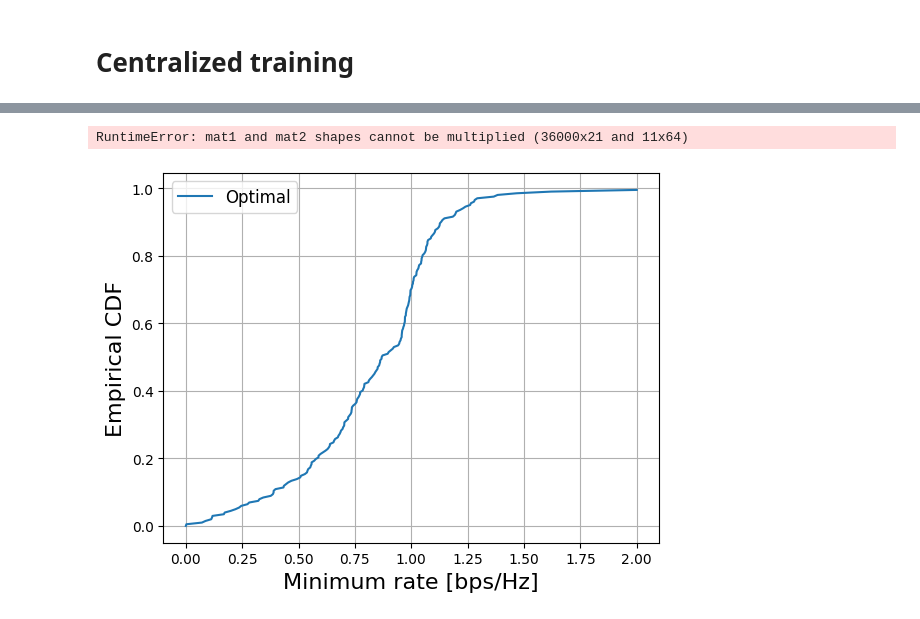
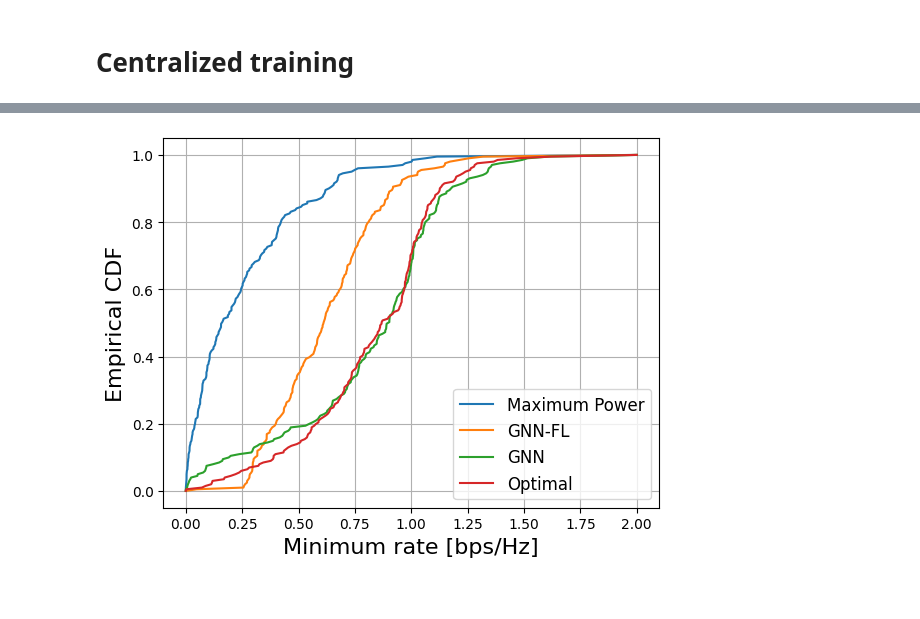
Before and after one commit to LeGiangK62/GNN_FL_cf_mMIMO, a Jupyter notebook: no_KG.ipynb, the cells around one changed output, grey strips where cells are left out. Saved outputs shown, nothing was run; the diff lists cells and outputs as text; code cells hidden in the pictures.

```diff
--- a/no_KG.ipynb
+++ b/no_KG.ipynb
@@ -298,2 +286,0 @@ Phi_eval = eval_mat['Phii_cf'].transpose(0,2,1)
-# %%
-num_eval = 200
@@ -313,5 +342,5 @@ eval_loader_cen = DataLoader(eval_data_cen, batch_size=num_eval, shuffle=True)
 # %%
-from Utils.training import cen_loss_function
+from Utils.centralized_train import cen_loss_function
 
 cen_model.eval()
 for batch in eval_loader_cen:
@@ -319,16 +348,13 @@ for batch in eval_loader_cen:
     num_graph = batch.num_graphs
     x_dict, edge_dict, edge_index = cen_model(batch)
 
-    gnn_rates = cen_loss_function(
-            batch, x_dict, edge_dict,
-            tau=tau, rho_p=rho_p, rho_d=rho_d, num_antenna=num_antenna, eval_mode=True
-        ).detach().numpy()
+    gnn_rates, all_one_rates = cen_loss_function(
+        batch, x_dict, edge_dict,
+        tau=tau, rho_p=rho_p, rho_d=rho_d, num_antenna=num_antenna, eval_mode=True
+    )
+    gnn_rates = gnn_rates.detach().cpu().numpy()
+    all_one_rates = all_one_rates.detach().cpu().numpy()
 
     # gnn_rates = rate_loss(output, d_test, c_test, True).flatten().detach().numpy()
-
-    # full = torch.ones_like(output)
-    # all_one_rates = rate_loss(full, d_test, c_test, True).flatten().numpy()
-# %% [output]
-RuntimeError: mat1 and mat2 shapes cannot be multiplied (36000x21 and 11x64)
 # %%
-opt_rates = eval_mat['R_cf_opt_min'].T[:,0]
+opt_rates = eval_mat['R_cf_opt_min']
@@ -335,18 +366,22 @@ opt_rates = eval_mat['R_cf_opt_min'].T[:,0]
 # %%
+num_eval = Phi_eval.shape[0]
 min_rate, max_rate = 0, 2
-y_axis = np.arange(0, 1.0, 1/202)
-gnn_rates.sort();  opt_rates.sort()
-gnn_rates = np.insert(gnn_rates, 0, min_rate); gnn_rates = np.insert(gnn_rates,201,max_rate)
-#all_one_rates = np.insert(all_one_rates, 0, min_rate); all_one_rates = np.insert(all_one_rates,201,max_rate)
-opt_rates = np.insert(opt_rates, 0, min_rate); opt_rates = np.insert(opt_rates,201,max_rate)
+# y_axis = np.arange(0, 1.0, 1/202)
+y_axis = np.linspace(0, 1, num_eval+2)
+gnn_rates.sort();  opt_rates.sort(); all_one_rates.sort(); fl_rates.sort()
+gnn_rates = np.insert(gnn_rates, 0, min_rate); gnn_rates = np.insert(gnn_rates,num_eval+1,max_rate)
+fl_rates = np.insert(fl_rates, 0, min_rate); fl_rates = np.insert(fl_rates,num_eval+1,max_rate)
+all_one_rates = np.insert(all_one_rates, 0, min_rate); all_one_rates = np.insert(all_one_rates,num_eval+1,max_rate)
+opt_rates = np.insert(opt_rates, 0, min_rate); opt_rates = np.insert(opt_rates,num_eval+1,max_rate)
 # %%
 import matplotlib.pyplot as plt
-# plt.plot(gnn_rates, y_axis, label = 'GNN')
+plt.plot(all_one_rates, y_axis, label = 'Maximum Power')
+plt.plot(fl_rates, y_axis, label = 'GNN-FL')
+plt.plot(gnn_rates, y_axis, label = 'GNN')
 plt.plot(opt_rates, y_axis, label = 'Optimal')
-#plt.plot(all_one_rates, y_axis, label = 'Maximum Power')
 plt.xlabel('Minimum rate [bps/Hz]', {'fontsize':16})
 plt.ylabel('Empirical CDF', {'fontsize':16})
 plt.legend(fontsize = 12)
 plt.grid()
 # %% [output]
-[figure, old version]
+[figure, new version]
```
Also changed, not shown: parts of 16 cells of this notebook, 5 other files.
